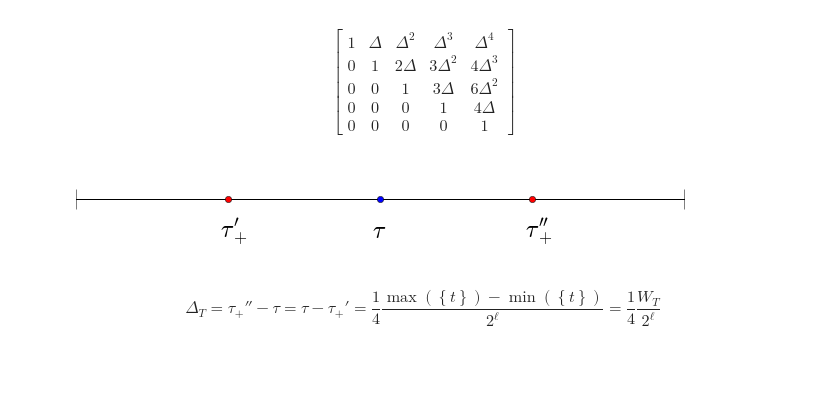
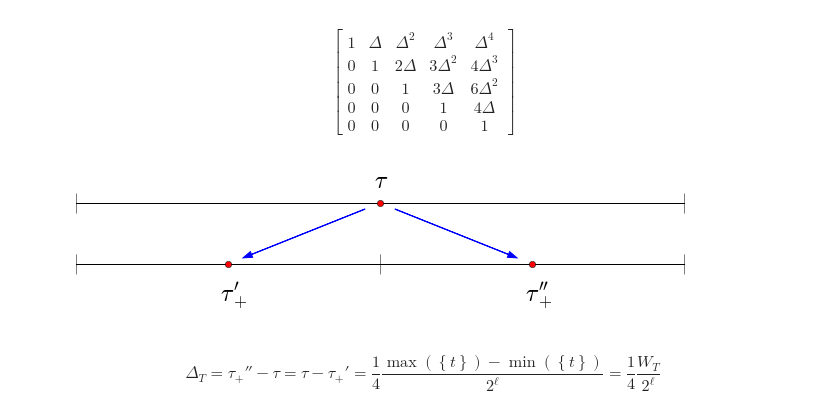
Before and after one commit to dhermes/butterfly-algorithm, a Jupyter notebook: butterfly.ipynb, the cells around one changed output. Saved outputs shown, nothing was run; the diff lists cells and outputs as text; code cells hidden in the pictures; blank space fills up the shorter version.

```diff
--- a/butterfly.ipynb
+++ b/butterfly.ipynb
@@ -570,12 +570,12 @@ A1_symb = A1(5, sympy.Symbol('Delta'), eye_func=sympy.eye)
 display.display(display.Math(sympy.latex(A1_symb)))
 # %% [output]
 $$\left[\begin{matrix}1 & \Delta & \Delta^{2} & \Delta^{3} & \Delta^{4}\\0 & 1 & 2 \Delta & 3 \Delta^{2} & 4 \Delta^{3}\\0 & 0 & 1 & 3 \Delta & 6 \Delta^{2}\\0 & 0 & 0 & 1 & 4 \Delta\\0 & 0 & 0 & 0 & 1\end{matrix}\right]$$
-# %%
-from make_partition_plots import make_interval_at_stages
-
-make_interval_at_stages(r'$\tau$', r"$\tau_{+}'$", r"$\tau_{+}''$")
-# %% [output]
-[figure, removed]
+# %%
+from make_partition_plots import show_tau_refine
+
+show_tau_refine()
+# %% [output]
+[figure, added]
 # %% [markdown]
 $$\Delta_T = \tau_{+}'' - \tau = \tau - \tau_{+}' = \frac{1}{4} \frac{\max(\left\{t\right\}) - \min(\left\{t\right\})}{2^{\ell}} = \frac{1}{4} \frac{W_T}{2^{\ell}}$$
 # %% [markdown]
```
Also changed, not shown: parts of 3 cells of this notebook.
